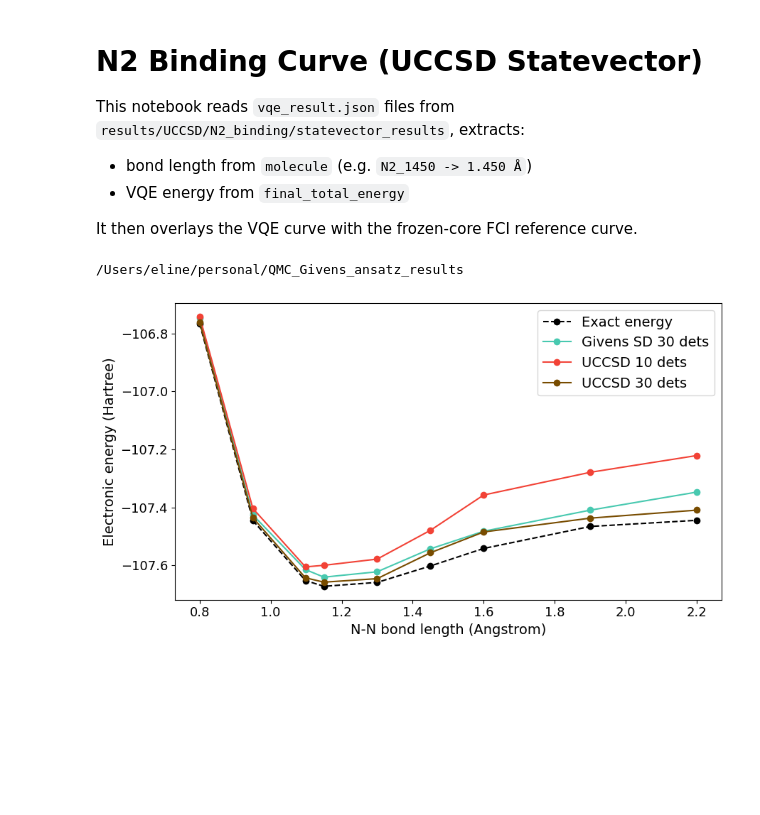
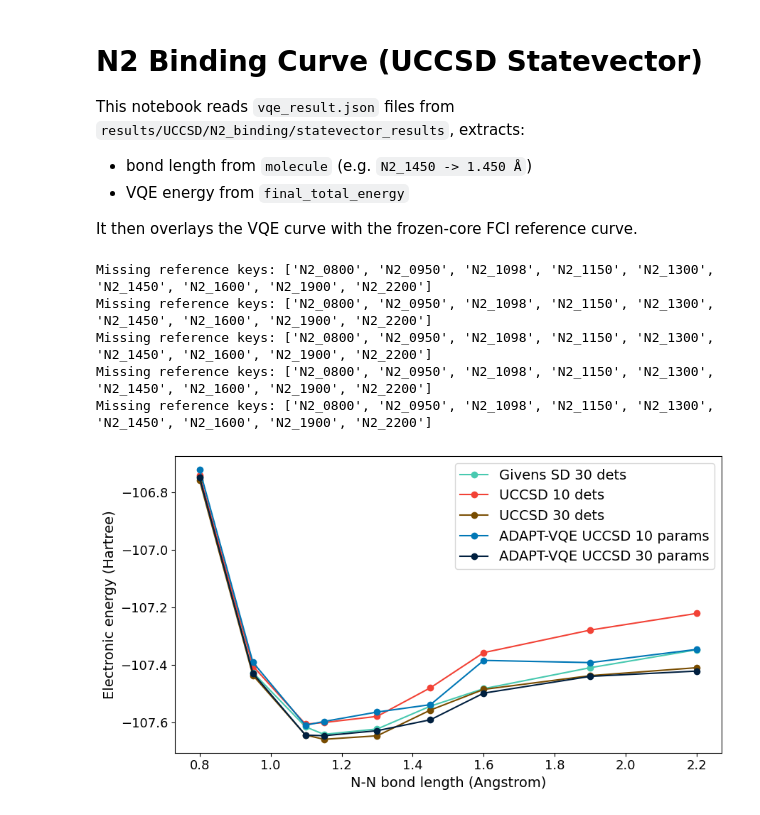
Before and after one commit to ctlila/QMC_Givens_ansatz_results, a Jupyter notebook: scripts/plot_binding_curve.ipynb, the cells around one changed output. Cells and saved outputs as stored; diff of their text form; code cells hidden in the pictures; blank space fills up the shorter version.

Commit message:
plotting scripts

```diff
--- a/scripts/plot_binding_curve.ipynb
+++ b/scripts/plot_binding_curve.ipynb
@@ -90,20 +84,26 @@ def build_reference_points(vqe_points):
 # %%
 dirs = [
     "Givens_results/statevector/N2/binding_curve/30_dets_sd",
-    "UCCSD_results/statevector/binding_curve/10_dets",
-    "UCCSD_results/statevector/binding_curve/30_dets",
+    "UCCSD_results/statevector/N2/binding_curve/10_dets",
+    "UCCSD_results/statevector/N2/binding_curve/30_dets",
+    "ADAPT-VQE_results/uccsd/statevector/N2/binding_curve/10_params",
+    "ADAPT-VQE_results/uccsd/statevector/N2/binding_curve/30_params",
 ]
 
 labels = [
     "Givens SD 30 dets",
     "UCCSD 10 dets",
-    "UCCSD 30 dets"
+    "UCCSD 30 dets",
+    "ADAPT-VQE UCCSD 10 params",
+    "ADAPT-VQE UCCSD 30 params",
 ]
 
 colors_plot = [
     colors[5],
     colors[0],
-    colors[4]
+    colors[4],
+    colors[1],
+    colors[3],
 ]
 
 plt.figure(figsize=(9, 5))
@@ -112,34 +112,53 @@ initial_plotted = True
 
 for i, dir in enumerate(dirs):
     vqe_points, initial_energy = load_vqe_points(RESULTS_ROOT / dir)
     label = labels[i]
     vqe_x = [p[0] for p in vqe_points]
     vqe_y = [p[1] for p in vqe_points]
 
     if not ref_plotted:
         ref_points, missing_keys = build_reference_points(vqe_points)
         if ref_points:
             ref_x = [p[0] for p in ref_points]
             ref_y = [p[1] for p in ref_points]
-            plt.plot(ref_x, ref_y, marker="o", linewidth=1.5, linestyle="--", color="black", label="Exact energy")
+            plt.plot(
+                ref_x,
+                ref_y,
+                marker="o",
+                linewidth=1.5,
+                linestyle="--",
+                color="black",
+                label="Exact energy",
+            )
             ref_plotted = True
         if missing_keys:
             print("Missing reference keys:", sorted(set(missing_keys)))
 
     if not initial_plotted:
-        plt.plot(vqe_x, initial_energy, color="grey", linestyle=":", label="Initial Energy", marker="x")
+        plt.plot(
+            vqe_x,
+            initial_energy,
+            color="grey",
+            linestyle=":",
+            label="Initial Energy",
+            marker="x",
+        )
         initial_plotted = True
 
     plt.plot(vqe_x, vqe_y, marker="o", linewidth=1.5, label=label, color=colors_plot[i])
 
 plt.xlabel("N-N bond length (Angstrom)", fontsize=14)
 plt.ylabel("Electronic energy (Hartree)", fontsize=14)
 plt.tick_params(labelsize=13)
 # plt.title("N2 Binding Curve: VQE vs Reference")
 # plt.grid(alpha=0.7)
 plt.legend(fontsize=14)
 plt.tight_layout()
 plt.show()
 # %% [output]
-/Users/eline/personal/QMC_Givens_ansatz_results
+Missing reference keys: ['N2_0800', 'N2_0950', 'N2_1098', 'N2_1150', 'N2_1300', 'N2_1450', 'N2_1600', 'N2_1900', 'N2_2200']
+Missing reference keys: ['N2_0800', 'N2_0950', 'N2_1098', 'N2_1150', 'N2_1300', 'N2_1450', 'N2_1600', 'N2_1900', 'N2_2200']
+Missing reference keys: ['N2_0800', 'N2_0950', 'N2_1098', 'N2_1150', 'N2_1300', 'N2_1450', 'N2_1600', 'N2_1900', 'N2_2200']
+Missing reference keys: ['N2_0800', 'N2_0950', 'N2_1098', 'N2_1150', 'N2_1300', 'N2_1450', 'N2_1600', 'N2_1900', 'N2_2200']
+Missing reference keys: ['N2_0800', 'N2_0950', 'N2_1098', 'N2_1150', 'N2_1300', 'N2_1450', 'N2_1600', 'N2_1900', 'N2_2200']
-[figure, old version]
+[figure, new version]
```
Also changed, not shown: parts of 1 cell of this notebook, 4 other files.
